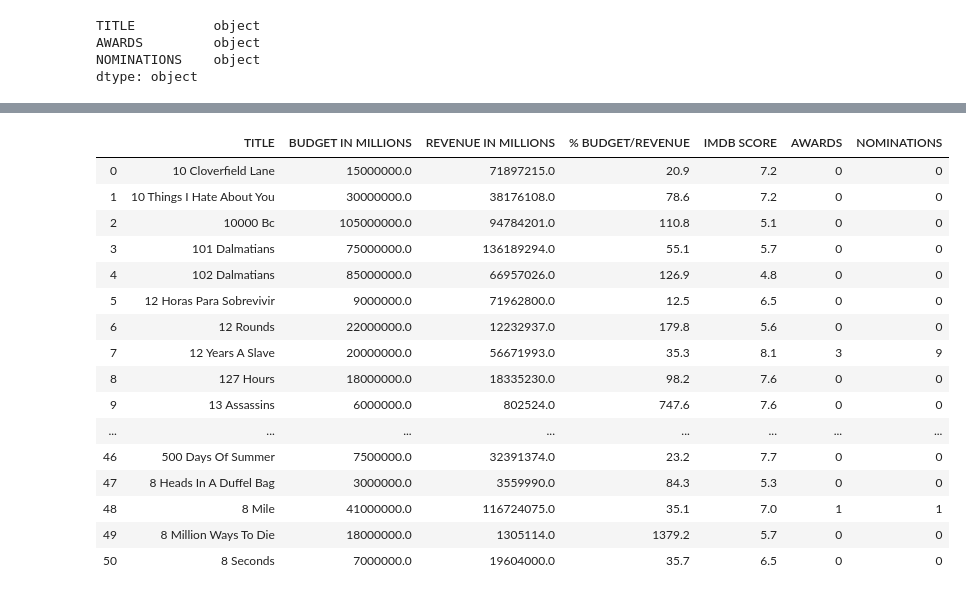
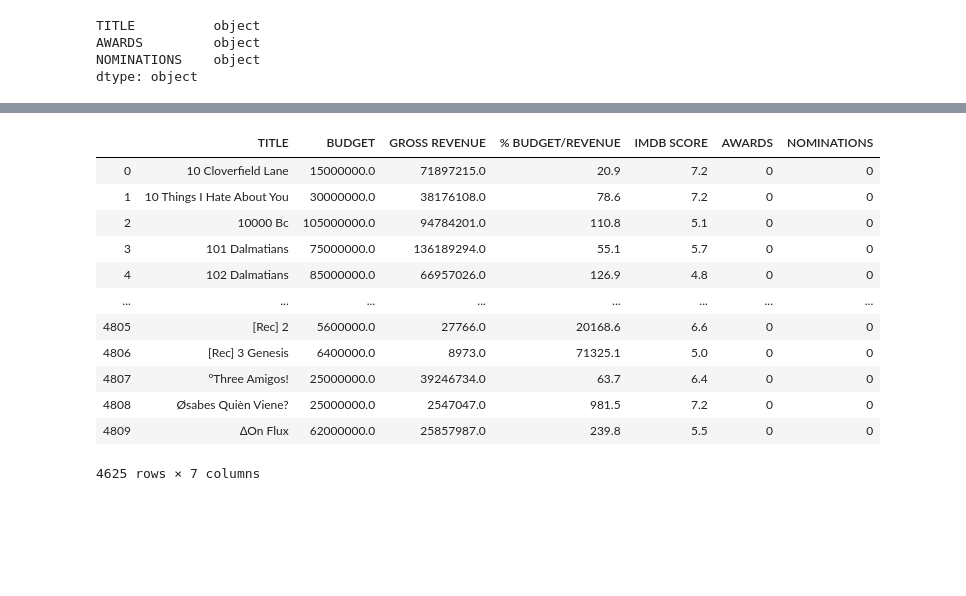
Before and after one commit to ta-data-lis/Project-Week-3-Data-Thieves, a Jupyter notebook: your-project/Movies Database Cleaning.ipynb, the cells around one changed output, grey strips where cells are left out. Cells and saved outputs as stored; diff of their text form; code cells hidden in the pictures; blank space fills up the shorter version.

```diff
--- a/your-project/Movies Database Cleaning.ipynb
+++ b/your-project/Movies Database Cleaning.ipynb
@@ -102,6 +102,6 @@ movies_db['% BUDGET/REVENUE'] = round((movies_db['BUDGET'] / movies_db['REVENUE'
 #movies_db = movies_db[(movies_db['REVENUE'] != 0.0)]
 # %%
 # Renaming columns to be in millions
-movies_db.columns = ['TITLE', 'BUDGET IN MILLIONS', 'REVENUE IN MILLIONS', 'IMDB SCORE', '% BUDGET/REVENUE']
+movies_db.columns = ['TITLE', 'BUDGET', 'GROSS REVENUE', 'IMDB SCORE', '% BUDGET/REVENUE']
 movies_db.head()
 # %% [output]
@@ -113,7 +113,7 @@ movies_db.head()
 | 4 | Flight Of The Navigator | 9000000.0 | 18564613.0 | 6.9 | 48.5 |
 # %%
 # Final order
-movies_db = movies_db[['TITLE', 'BUDGET IN MILLIONS', 'REVENUE IN MILLIONS', '% BUDGET/REVENUE', 'IMDB SCORE']]
+movies_db = movies_db[['TITLE', 'BUDGET', 'GROSS REVENUE', '% BUDGET/REVENUE', 'IMDB SCORE']]
 # %%
 movies_db.isnull().sum()
 # %% [output]
@@ -270,22 +347,18 @@ NOMINATIONS            0
 dtype: int64
 # %%
-all_db = all_db[['TITLE', 'BUDGET IN MILLIONS', 'REVENUE IN MILLIONS','% BUDGET/REVENUE', 'IMDB SCORE', 'AWARDS', 'NOMINATIONS']]
-all_db.head(50)
+all_db = all_db[['TITLE', 'BUDGET', 'GROSS REVENUE','% BUDGET/REVENUE', 'IMDB SCORE', 'AWARDS', 'NOMINATIONS']]
+all_db
 # %% [output]
-|  | TITLE | BUDGET IN MILLIONS | REVENUE IN MILLIONS | % BUDGET/REVENUE | IMDB SCORE | AWARDS | NOMINATIONS |
+|  | TITLE | BUDGET | GROSS REVENUE | % BUDGET/REVENUE | IMDB SCORE | AWARDS | NOMINATIONS |
 | 0 | 10 Cloverfield Lane | 15000000.0 | 71897215.0 | 20.9 | 7.2 | 0 | 0 |
 | 1 | 10 Things I Hate About You | 30000000.0 | 38176108.0 | 78.6 | 7.2 | 0 | 0 |
 | 2 | 10000 Bc | 105000000.0 | 94784201.0 | 110.8 | 5.1 | 0 | 0 |
 | 3 | 101 Dalmatians | 75000000.0 | 136189294.0 | 55.1 | 5.7 | 0 | 0 |
 | 4 | 102 Dalmatians | 85000000.0 | 66957026.0 | 126.9 | 4.8 | 0 | 0 |
-| 5 | 12 Horas Para Sobrevivir | 9000000.0 | 71962800.0 | 12.5 | 6.5 | 0 | 0 |
-| 6 | 12 Rounds | 22000000.0 | 12232937.0 | 179.8 | 5.6 | 0 | 0 |
-| 7 | 12 Years A Slave | 20000000.0 | 56671993.0 | 35.3 | 8.1 | 3 | 9 |
-| 8 | 127 Hours | 18000000.0 | 18335230.0 | 98.2 | 7.6 | 0 | 0 |
-| 9 | 13 Assassins | 6000000.0 | 802524.0 | 747.6 | 7.6 | 0 | 0 |
 | ... | ... | ... | ... | ... | ... | ... | ... |
-| 46 | 500 Days Of Summer | 7500000.0 | 32391374.0 | 23.2 | 7.7 | 0 | 0 |
-| 47 | 8 Heads In A Duffel Bag | 3000000.0 | 3559990.0 | 84.3 | 5.3 | 0 | 0 |
-| 48 | 8 Mile | 41000000.0 | 116724075.0 | 35.1 | 7.0 | 1 | 1 |
-| 49 | 8 Million Ways To Die | 18000000.0 | 1305114.0 | 1379.2 | 5.7 | 0 | 0 |
-| 50 | 8 Seconds | 7000000.0 | 19604000.0 | 35.7 | 6.5 | 0 | 0 |
+| 4805 | [Rec] 2 | 5600000.0 | 27766.0 | 20168.6 | 6.6 | 0 | 0 |
+| 4806 | [Rec] 3 Genesis | 6400000.0 | 8973.0 | 71325.1 | 5.0 | 0 | 0 |
+| 4807 | °Three Amigos! | 25000000.0 | 39246734.0 | 63.7 | 6.4 | 0 | 0 |
+| 4808 | Øsabes Quièn Viene? | 25000000.0 | 2547047.0 | 981.5 | 7.2 | 0 | 0 |
+| 4809 | ∆On Flux | 62000000.0 | 25857987.0 | 239.8 | 5.5 | 0 | 0 |
+4625 rows × 7 columns
```
Also changed, not shown: parts of 19 cells of this notebook, 4 other files.
